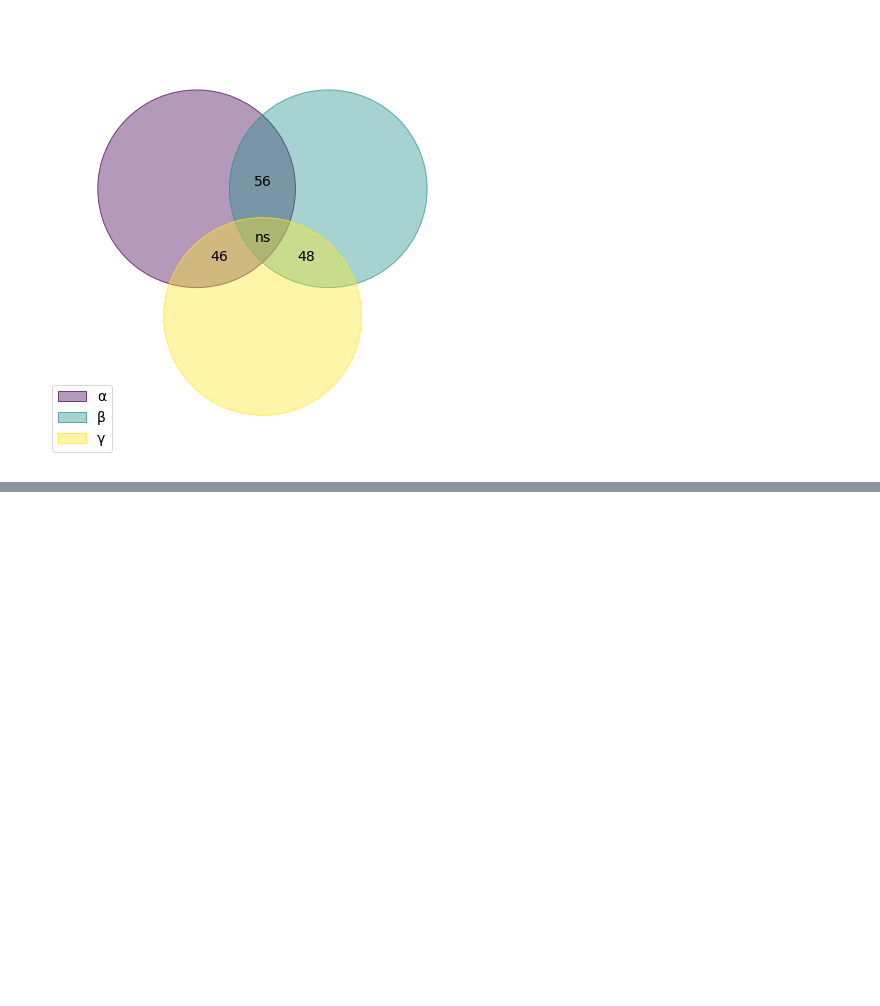
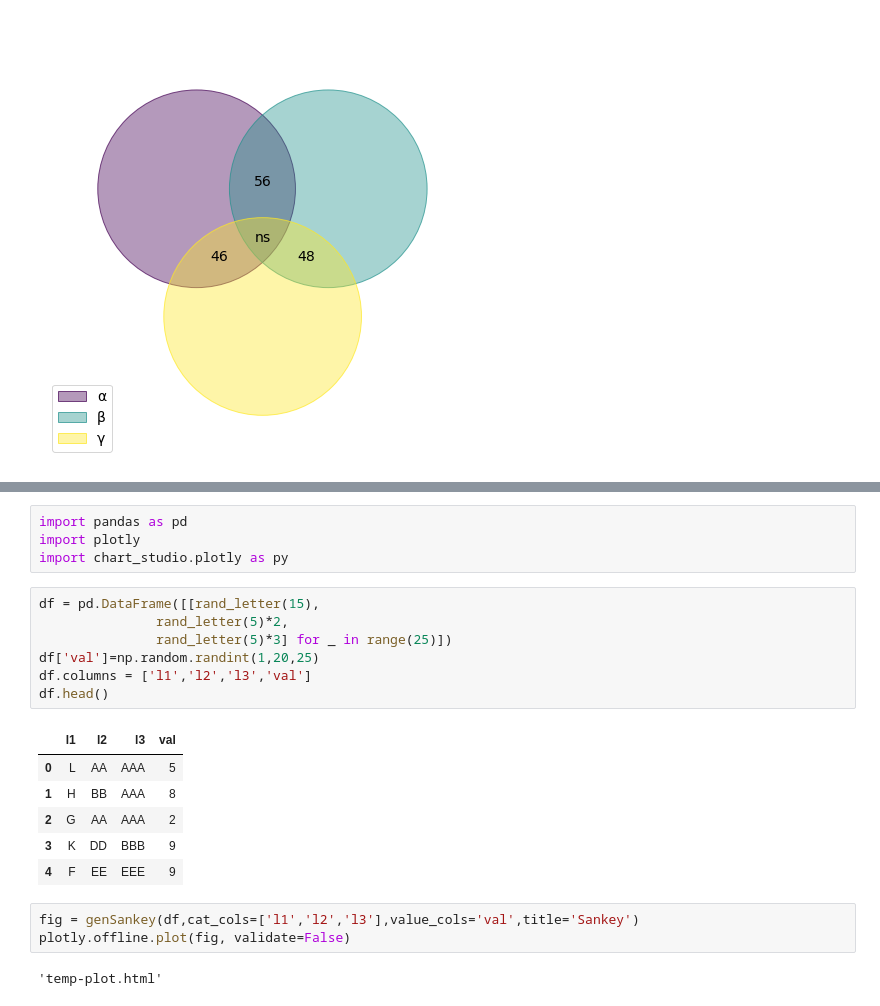
Before and after one commit to rodriguezmDNA/pyTools, a Jupyter notebook: notebooks/PyViz.ipynb, the cells around one changed output, grey strips where cells are left out. Saved outputs shown, nothing was run; the diff lists cells and outputs as text; blank space fills up the shorter version.

Commit message:
plotly sankey

```diff
--- a/notebooks/VennDiagrams.ipynb
+++ b/notebooks/PyViz.ipynb
@@ -86,0 +223,23 @@ draw_venn(
+# %%
+import pandas as pd
+import plotly
+import chart_studio.plotly as py
+# %%
+df = pd.DataFrame([[rand_letter(15),
+               rand_letter(5)*2,
+               rand_letter(5)*3] for _ in range(25)])
+df['val']=np.random.randint(1,20,25)
+df.columns = ['l1','l2','l3','val']
+df.head()
+# %% [output]
+|  | l1 | l2 | l3 | val |
+| 0 | L | AA | AAA | 5 |
+| 1 | H | BB | AAA | 8 |
+| 2 | G | AA | AAA | 2 |
+| 3 | K | DD | BBB | 9 |
+| 4 | F | EE | EEE | 9 |
+# %%
+fig = genSankey(df,cat_cols=['l1','l2','l3'],value_cols='val',title='Sankey')
+plotly.offline.plot(fig, validate=False)
+# %% [output]
+'temp-plot.html'
```
Also changed, not shown: parts of 11 cells of this notebook, 2 other files.
